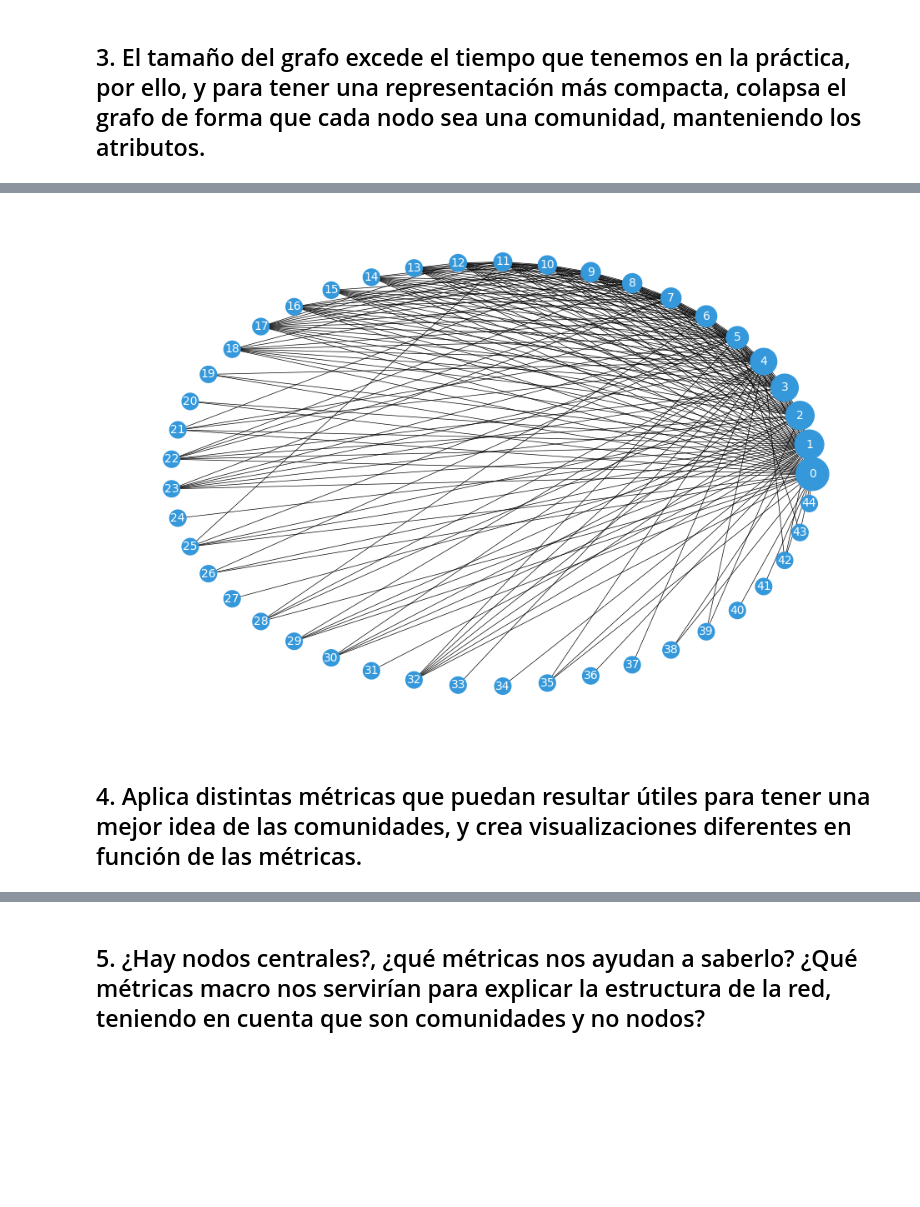
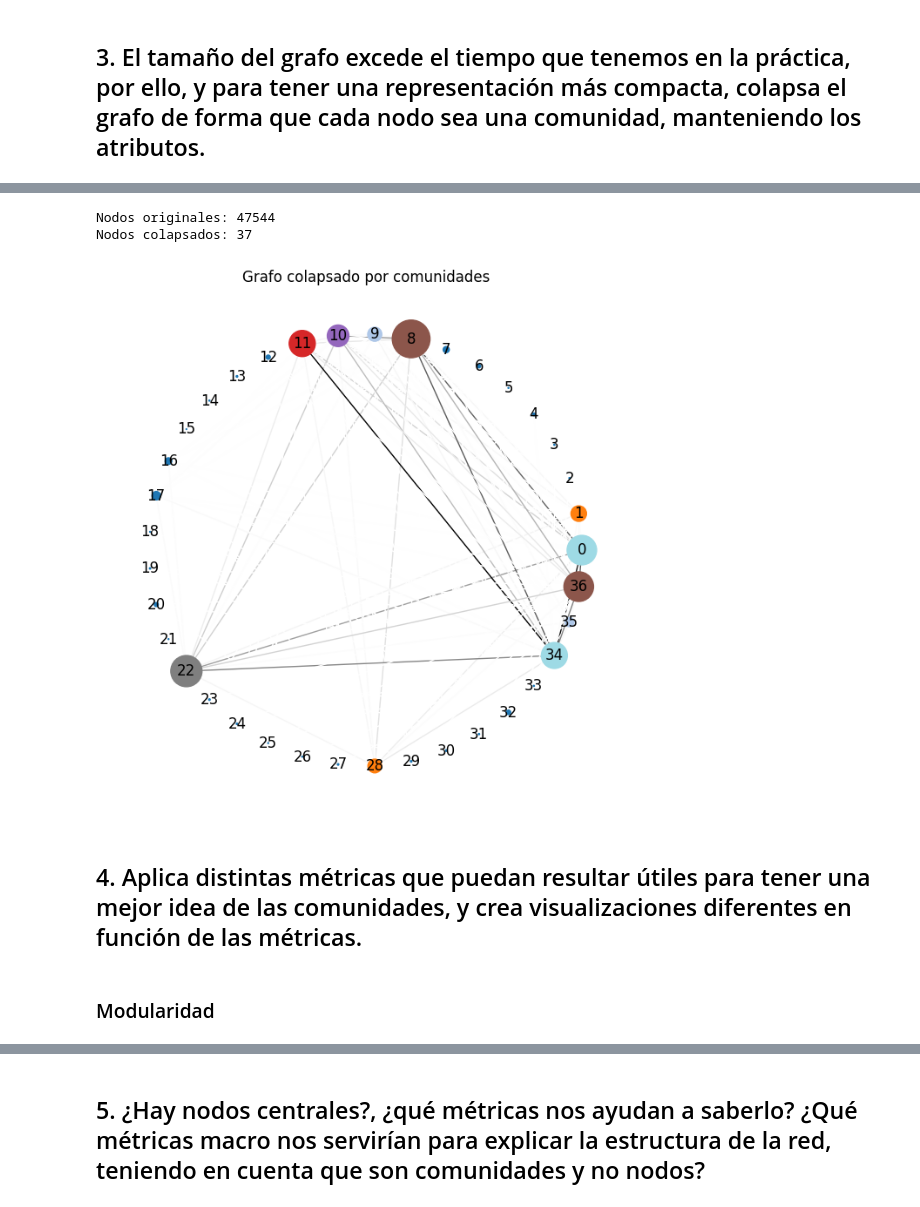
Before and after one commit to luciacuevascsv/analisis_redes_sociales, a Jupyter notebook: Practica I/practicaI.ipynb, the cells around one changed output, grey strips where cells are left out. Cells and saved outputs as stored; diff of their text form; code cells hidden in the pictures; blank space fills up the shorter version.

```diff
--- a/Practica I/practicaI.ipynb
+++ b/Practica I/practicaI.ipynb
@@ -390,41 +403,27 @@ Nodos colapsados: 45, Aristas colapsadas: 215
-# %%
-# Posiciones
-pos = nx.circular_layout(G_collapsed)
-
-# Tamaño nodos
-sizes_raw = np.array([G_collapsed.nodes[n]['size'] for n in G_collapsed.nodes()])
-min_size = 200
-max_size = 800
-sizes_scaled = min_size + (sizes_raw - sizes_raw.min()) / (sizes_raw.max() - sizes_raw.min() + 1e-6) * (max_size - min_size)
-node_sizes = sizes_scaled.tolist()
-
-plt.figure(figsize=(12, 8))
-
-# Nodos
-nx.draw_networkx_nodes(
-    G_collapsed, pos,
-    node_size=node_sizes,
-    node_color="#3498db"  # azul
-)
-
-# Aristas
-nx.draw_networkx_edges(
-    G_collapsed, pos,
-    width=0.5,
-    edge_color='black'
-)
-
-# Etiquetas
-nx.draw_networkx_labels(
-    G_collapsed, pos,
-    labels={n: str(n) for n in G_collapsed.nodes()},
-    font_size=10,
-    font_color="white"
-)
-
-plt.axis("off")
-plt.show()
-# %% [output]
-[figure, removed]
+# %%
+print("Nodos originales:", G.number_of_nodes())
+print("Nodos colapsados:", G_coms.number_of_nodes())
+# %% [output]
+Nodos originales: 47544
+Nodos colapsados: 37
+# %%
+plt.figure(figsize=(6, 6))
+
+nx.draw_kamada_kawai(
+    G_coms,
+    with_labels=True,
+    node_size=[G_coms.nodes[n]["size"]/10 for n in G_coms.nodes],
+    node_color=[G_coms.nodes[n]["tweets"] for n in G_coms.nodes],
+    edge_color=[G_coms.edges[e]["weight"] for e in G_coms.edges],
+    cmap=plt.cm.tab20,
+    edge_cmap=plt.cm.Greys
+)
+
+plt.title("Grafo colapsado por comunidades")
+plt.show()
+# %% [output]
+[figure, added]
 # %% [markdown]
 ## 4. Aplica distintas métricas que puedan resultar útiles para tener una mejor idea de las comunidades, y crea visualizaciones diferentes en función de las métricas.
+# %% [markdown]
+### Modularidad
```
Also changed, not shown: parts of 14 cells of this notebook.
